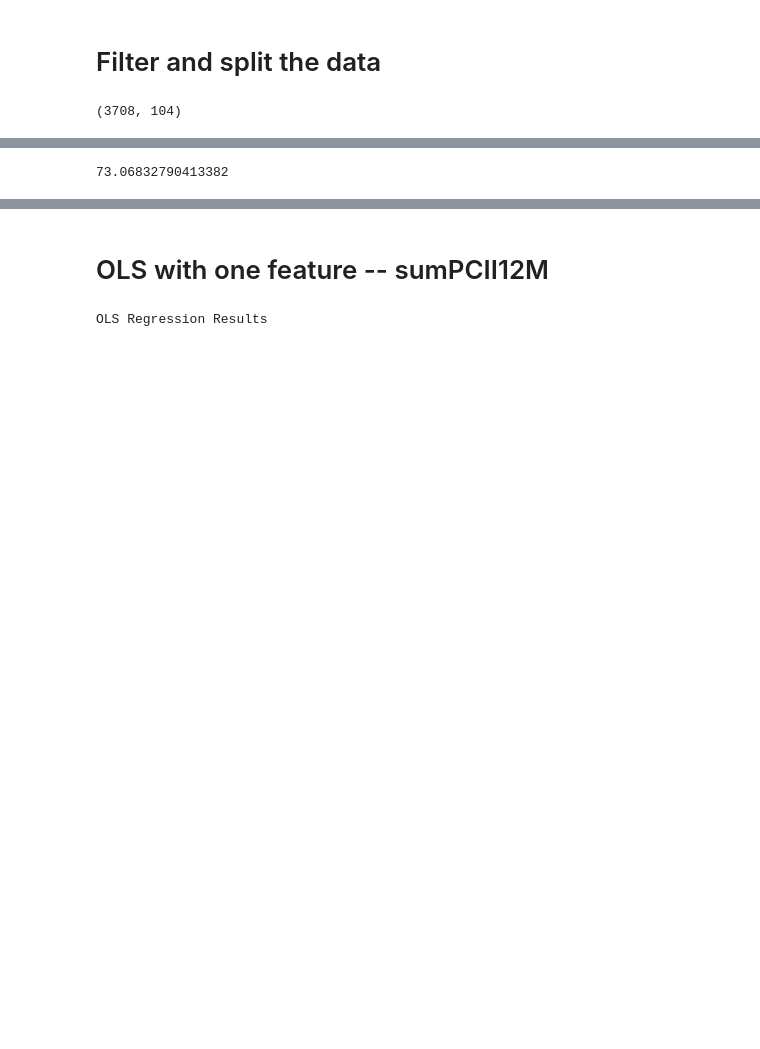
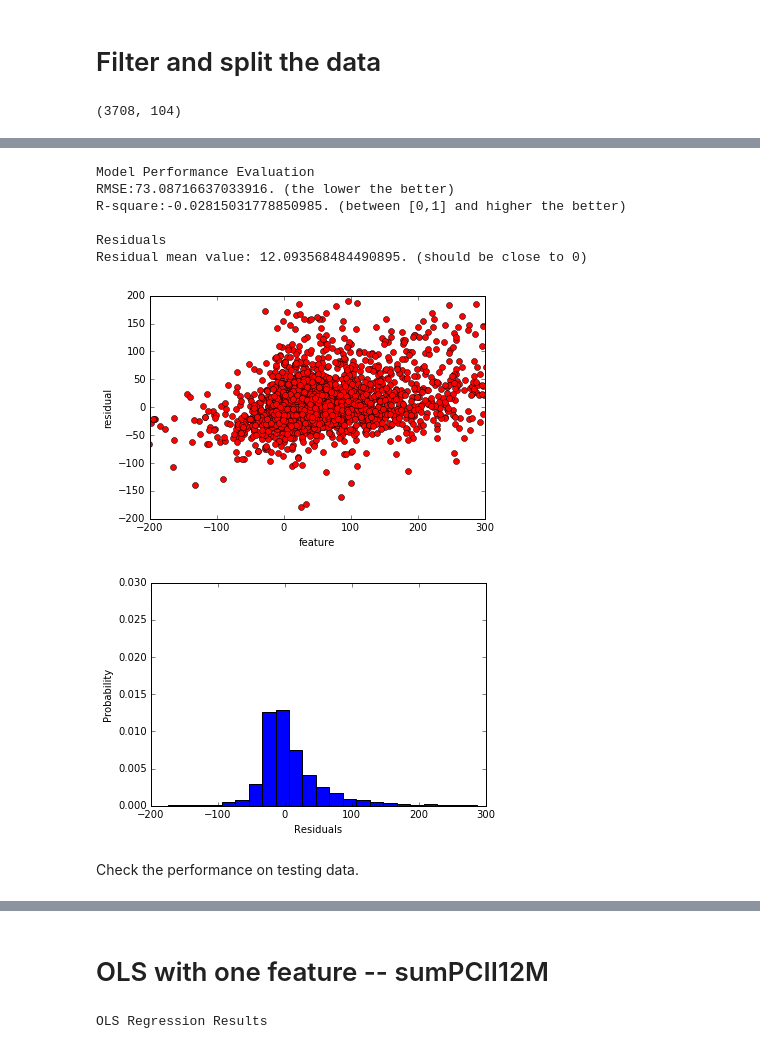
Before and after one commit to Zhenxingzhang/LearningRegression, a Jupyter notebook: CLV_Demo.ipynb, the cells around one changed output, grey strips where cells are left out. Drawn from its saved outputs; the diff is of its cells as text; code cells hidden in the pictures; blank space fills up the shorter version.

```diff
--- a/CLV_Demo.ipynb
+++ b/CLV_Demo.ipynb
@@ -52 +63,41 @@ def rmse(y, preds):
+# %%
+def draw_residual_plot(feature, residual):
+    plt.plot(feature, residual, 'ro')
+    plt.axis([-200, 300, -200, 200])
+    plt.xlabel('feature')
+    plt.ylabel('residual')
+    plt.show()
+
+def draw_residual_hist(residual):
+    plt.hist(residual, normed=1, bins=100)
+    plt.axis([-200, 300, 0, 0.03])
+    #axis([xmin,xmax,ymin,ymax])
+    plt.xlabel('Residuals')
+    plt.ylabel('Probability')
+    plt.show()
+
+def draw_hist(residual):
+    plt.hist(residual, normed=1, bins=100)
+    #plt.axis([-200, 300, 0, 0.03])
+    #axis([xmin,xmax,ymin,ymax])
+    plt.xlabel('Residual values')
+    plt.ylabel('Probability')
+    plt.show()
+
+def calculate_std_error(residual):
+    return sum(abs(residual))/len(residual)
+
+def rmse(y, preds):
+    return sqrt(mean_squared_error(y, preds))
+
+def performance_evaluation(x_feature, y_true, y_pred):
+    residual = y_true - y_pred
+    print("Model Performance Evaluation")
+    print("RMSE:{}. (the lower the better)".format(rmse(y_true, y_pred)))
+    print("R-square:{}. (between [0,1] and higher the better)\n".format(r2_score(y_true, y_pred)))
+
+    print("Residuals")
+    print("Residual mean value: {}. (should be close to 0)".format(residual.mean()))
+    draw_residual_plot(x_feature, residual)
+    draw_residual_hist(residual)
 # %%
@@ -76,4 +114,13 @@ calculate_std_error(residual)
 # %%
-rmse(y_train, preds)
+performance_evaluation(X_train, y_train, preds)
 # %% [output]
-73.06832790413382
+Model Performance Evaluation
+RMSE:73.08716637033916. (the lower the better)
+R-square:-0.02815031778850985. (between [0,1] and higher the better)
+
+Residuals
+Residual mean value: 12.093568484490895. (should be close to 0)
+[figure, added]
+[figure, added]
+# %% [markdown]
+Check the performance on testing data.
```
Also changed, not shown: parts of 30 cells of this notebook.
